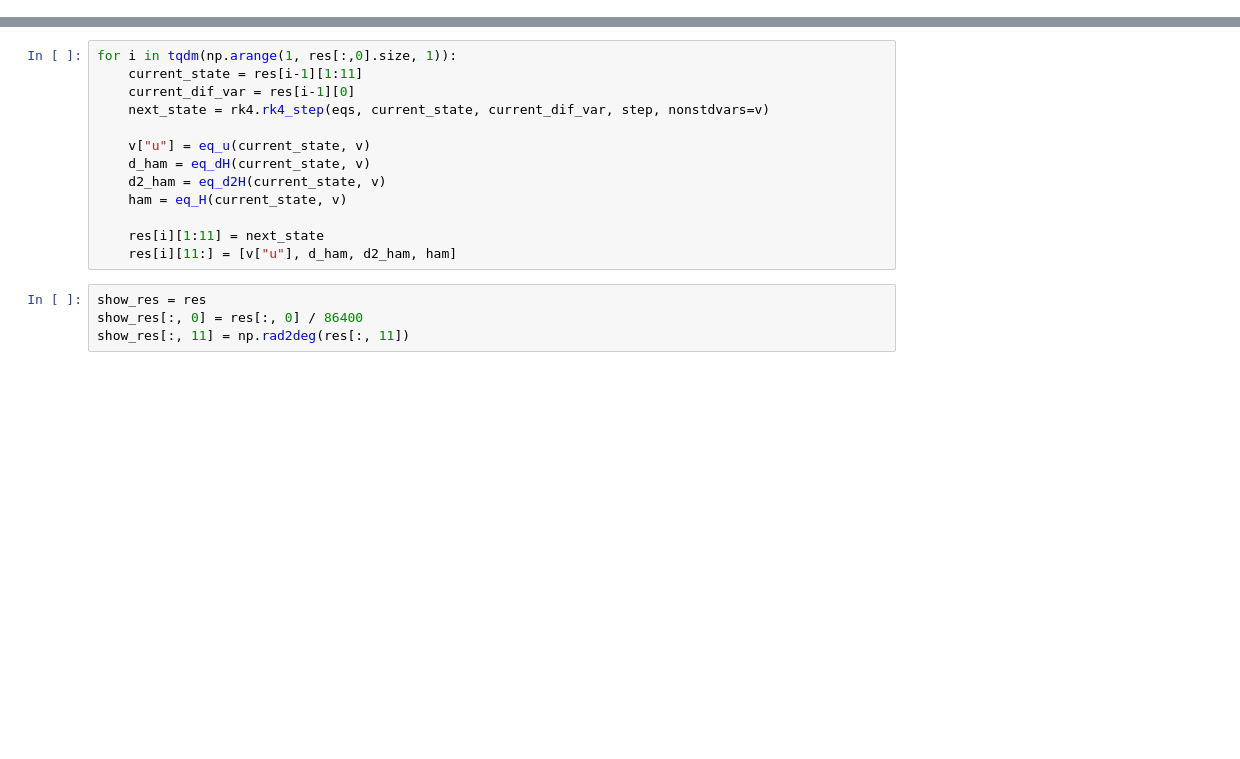
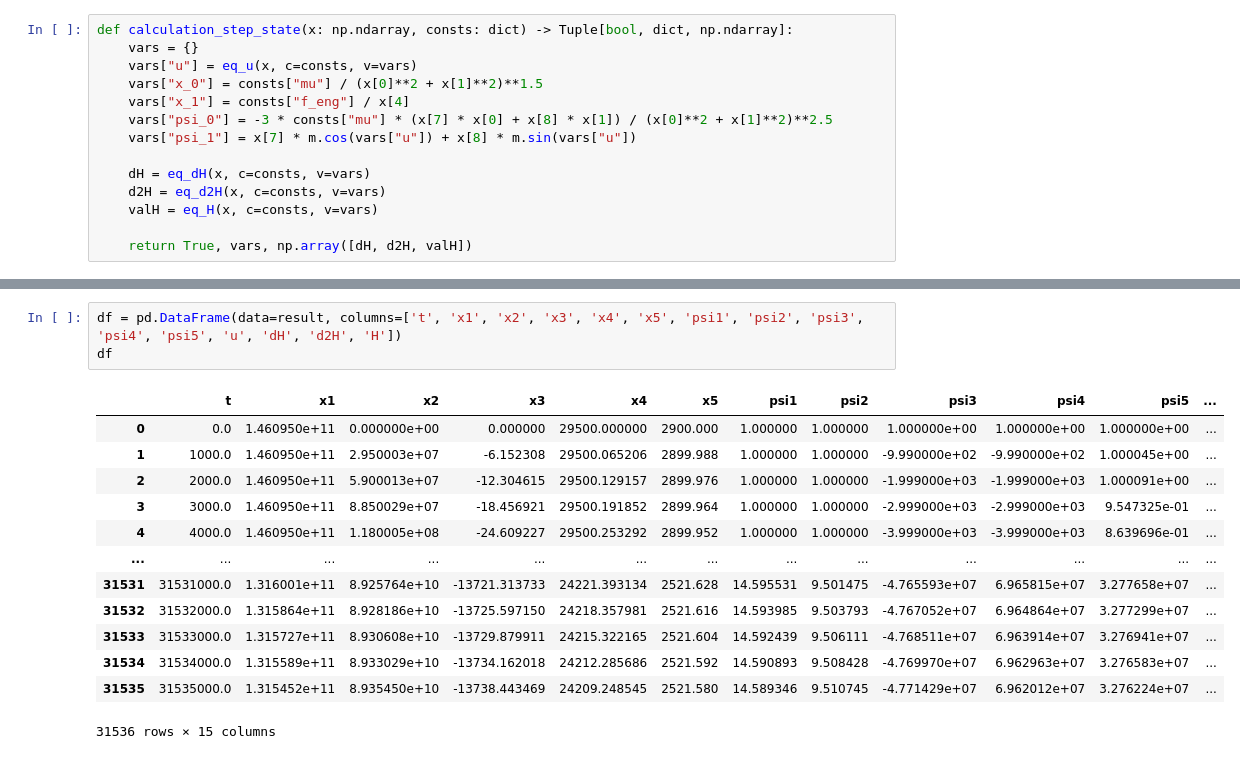
Before and after one commit to Arzakar/pontryagin-resolver, a Jupyter notebook: scratch.ipynb, the cells around one changed output, grey strips where cells are left out. Saved outputs shown, nothing was run; the diff lists cells and outputs as text; blank space fills up the shorter version.

```diff
--- a/scratch.ipynb
+++ b/scratch.ipynb
@@ -26 +38,15 @@ eq_H = lambda x, v: x[5]*x[2] + x[6]*x[3] - (v["mu"] / (x[0]**2 + x[1]**2)**1.5)
+# %%
+def calculation_step_state(x: np.ndarray, consts: dict) -> Tuple[bool, dict, np.ndarray]:
+    vars = {}
+    vars["u"] = eq_u(x, c=consts, v=vars)
+    vars["x_0"] = consts["mu"] / (x[0]**2 + x[1]**2)**1.5
+    vars["x_1"] = consts["f_eng"] / x[4]
+    vars["psi_0"] = -3 * consts["mu"] * (x[7] * x[0] + x[8] * x[1]) / (x[0]**2 + x[1]**2)**2.5
+    vars["psi_1"] = x[7] * m.cos(vars["u"]) + x[8] * m.sin(vars["u"])
+
+    dH = eq_dH(x, c=consts, v=vars)
+    d2H = eq_d2H(x, c=consts, v=vars)
+    valH = eq_H(x, c=consts, v=vars)
+
+    return True, vars, np.array([dH, d2H, valH])
 # %%
@@ -69,18 +85,18 @@ array([[0.00000000e+00, 1.46095000e+11, 0.00000000e+00, ...,
-# %%
-for i in tqdm(np.arange(1, res[:,0].size, 1)):
-    current_state = res[i-1][1:11]
-    current_dif_var = res[i-1][0]
-    next_state = rk4.rk4_step(eqs, current_state, current_dif_var, step, nonstdvars=v)
-
-    v["u"] = eq_u(current_state, v)
-    d_ham = eq_dH(current_state, v)
-    d2_ham = eq_d2H(current_state, v)
-    ham = eq_H(current_state, v)
-
-    res[i][1:11] = next_state
-    res[i][11:] = [v["u"], d_ham, d2_ham, ham]
-# %%
-show_res = res
-show_res[:, 0] = res[:, 0] / 86400
-show_res[:, 11] = np.rad2deg(res[:, 11])
+# %%
+df = pd.DataFrame(data=result, columns=['t', 'x1', 'x2', 'x3', 'x4', 'x5', 'psi1', 'psi2', 'psi3', 'psi4', 'psi5', 'u', 'dH', 'd2H', 'H'])
+df
+# %% [output]
+|  | t | x1 | x2 | x3 | x4 | x5 | psi1 | psi2 | psi3 | psi4 | psi5 | ... |
+| 0 | 0.0 | 1.460950e+11 | 0.000000e+00 | 0.000000 | 29500.000000 | 2900.000 | 1.000000 | 1.000000 | 1.000000e+00 | 1.000000e+00 | 1.000000e+00 | ... |
+| 1 | 1000.0 | 1.460950e+11 | 2.950003e+07 | -6.152308 | 29500.065206 | 2899.988 | 1.000000 | 1.000000 | -9.990000e+02 | -9.990000e+02 | 1.000045e+00 | ... |
+| 2 | 2000.0 | 1.460950e+11 | 5.900013e+07 | -12.304615 | 29500.129157 | 2899.976 | 1.000000 | 1.000000 | -1.999000e+03 | -1.999000e+03 | 1.000091e+00 | ... |
+| 3 | 3000.0 | 1.460950e+11 | 8.850029e+07 | -18.456921 | 29500.191852 | 2899.964 | 1.000000 | 1.000000 | -2.999000e+03 | -2.999000e+03 | 9.547325e-01 | ... |
+| 4 | 4000.0 | 1.460950e+11 | 1.180005e+08 | -24.609227 | 29500.253292 | 2899.952 | 1.000000 | 1.000000 | -3.999000e+03 | -3.999000e+03 | 8.639696e-01 | ... |
+| ... | ... | ... | ... | ... | ... | ... | ... | ... | ... | ... | ... | ... |
+| 31531 | 31531000.0 | 1.316001e+11 | 8.925764e+10 | -13721.313733 | 24221.393134 | 2521.628 | 14.595531 | 9.501475 | -4.765593e+07 | 6.965815e+07 | 3.277658e+07 | ... |
+| 31532 | 31532000.0 | 1.315864e+11 | 8.928186e+10 | -13725.597150 | 24218.357981 | 2521.616 | 14.593985 | 9.503793 | -4.767052e+07 | 6.964864e+07 | 3.277299e+07 | ... |
+| 31533 | 31533000.0 | 1.315727e+11 | 8.930608e+10 | -13729.879911 | 24215.322165 | 2521.604 | 14.592439 | 9.506111 | -4.768511e+07 | 6.963914e+07 | 3.276941e+07 | ... |
+| 31534 | 31534000.0 | 1.315589e+11 | 8.933029e+10 | -13734.162018 | 24212.285686 | 2521.592 | 14.590893 | 9.508428 | -4.769970e+07 | 6.962963e+07 | 3.276583e+07 | ... |
+| 31535 | 31535000.0 | 1.315452e+11 | 8.935450e+10 | -13738.443469 | 24209.248545 | 2521.580 | 14.589346 | 9.510745 | -4.771429e+07 | 6.962012e+07 | 3.276224e+07 | ... |
+31536 rows × 15 columns
 # %%
```
Also changed, not shown: parts of 9 cells of this notebook, 1 other file.
